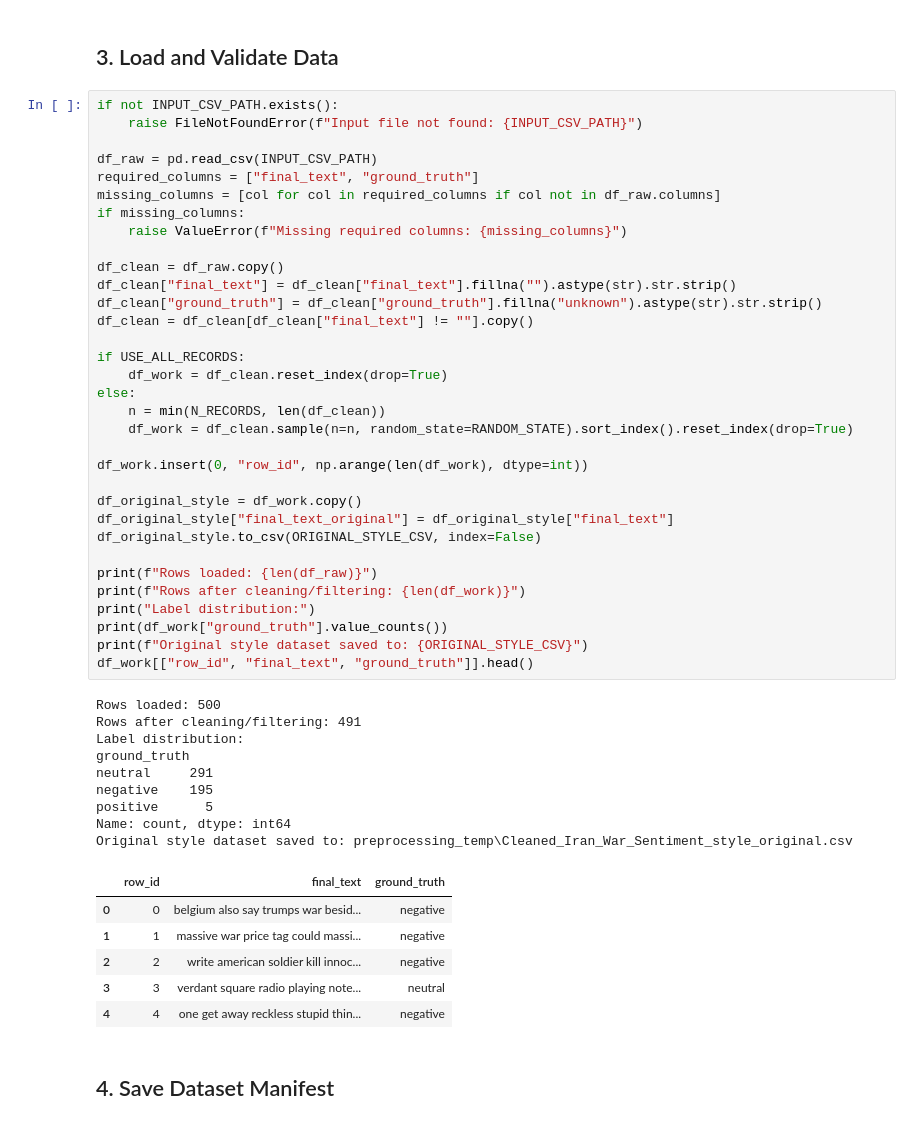
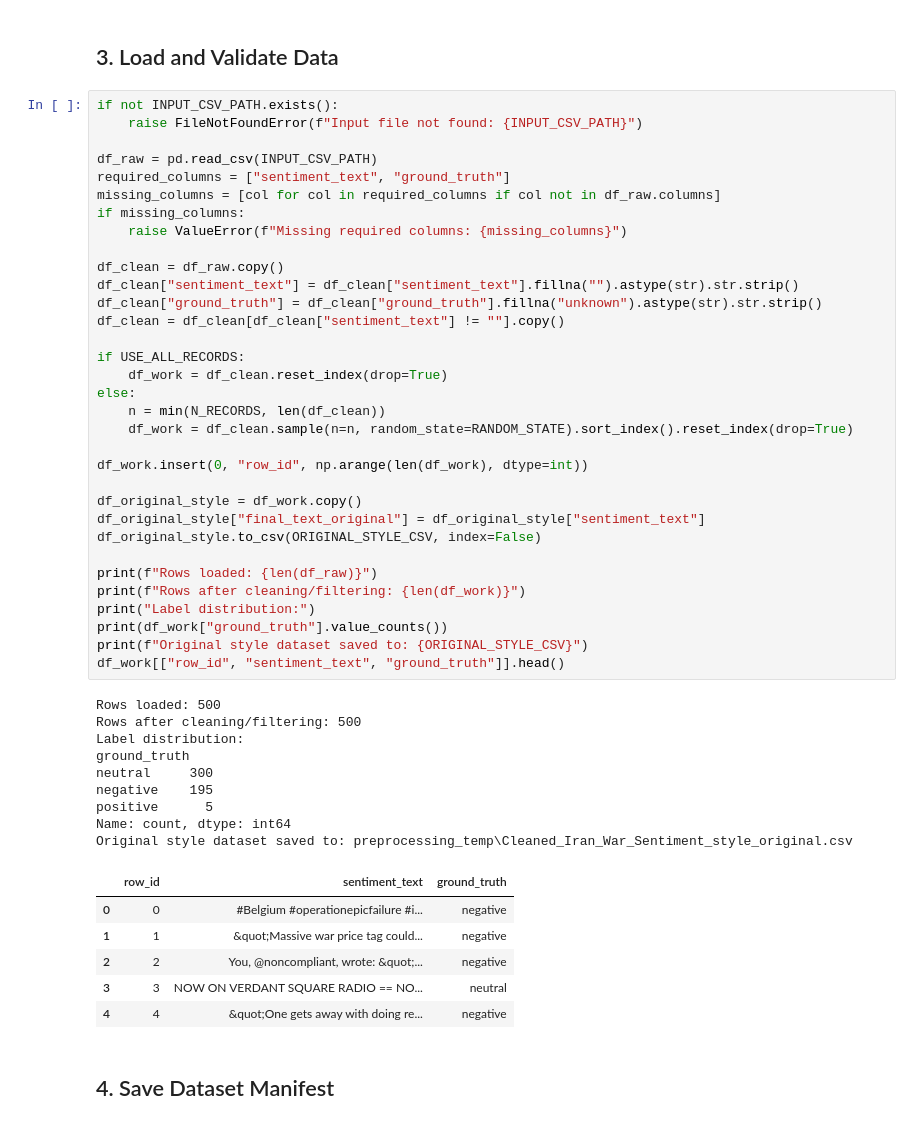
Before and after one commit to AhmedMohamady1/Social-Data-Analytics-Project, a Jupyter notebook: Task_3/text_representation.ipynb, the cells around one changed output. Drawn from its saved outputs; the diff is of its cells as text.

Commit message:
typo in copy

```diff
--- a/Task_3/text_representation.ipynb
+++ b/Task_3/text_representation.ipynb
@@ -106,50 +106,50 @@ if not INPUT_CSV_PATH.exists():
     raise FileNotFoundError(f"Input file not found: {INPUT_CSV_PATH}")
 
 df_raw = pd.read_csv(INPUT_CSV_PATH)
-required_columns = ["final_text", "ground_truth"]
+required_columns = ["sentiment_text", "ground_truth"]
 missing_columns = [col for col in required_columns if col not in df_raw.columns]
 if missing_columns:
     raise ValueError(f"Missing required columns: {missing_columns}")
 
 df_clean = df_raw.copy()
-df_clean["final_text"] = df_clean["final_text"].fillna("").astype(str).str.strip()
+df_clean["sentiment_text"] = df_clean["sentiment_text"].fillna("").astype(str).str.strip()
 df_clean["ground_truth"] = df_clean["ground_truth"].fillna("unknown").astype(str).str.strip()
-df_clean = df_clean[df_clean["final_text"] != ""].copy()
+df_clean = df_clean[df_clean["sentiment_text"] != ""].copy()
 
 if USE_ALL_RECORDS:
     df_work = df_clean.reset_index(drop=True)
 else:
     n = min(N_RECORDS, len(df_clean))
     df_work = df_clean.sample(n=n, random_state=RANDOM_STATE).sort_index().reset_index(drop=True)
 
 df_work.insert(0, "row_id", np.arange(len(df_work), dtype=int))
 
 df_original_style = df_work.copy()
-df_original_style["final_text_original"] = df_original_style["final_text"]
+df_original_style["final_text_original"] = df_original_style["sentiment_text"]
 df_original_style.to_csv(ORIGINAL_STYLE_CSV, index=False)
 
 print(f"Rows loaded: {len(df_raw)}")
 print(f"Rows after cleaning/filtering: {len(df_work)}")
 print("Label distribution:")
 print(df_work["ground_truth"].value_counts())
 print(f"Original style dataset saved to: {ORIGINAL_STYLE_CSV}")
-df_work[["row_id", "final_text", "ground_truth"]].head()
+df_work[["row_id", "sentiment_text", "ground_truth"]].head()
 # %% [output]
 Rows loaded: 500
-Rows after cleaning/filtering: 491
+Rows after cleaning/filtering: 500
 Label distribution:
 ground_truth
-neutral     291
+neutral     300
 negative    195
 positive      5
 Name: count, dtype: int64
 Original style dataset saved to: preprocessing_temp\Cleaned_Iran_War_Sentiment_style_original.csv
-|  | row_id | final_text | ground_truth |
-| 0 | 0 | belgium also say trumps war besid... | negative |
-| 1 | 1 | massive war price tag could massi... | negative |
-| 2 | 2 | write american soldier kill innoc... | negative |
-| 3 | 3 | verdant square radio playing note... | neutral |
-| 4 | 4 | one get away reckless stupid thin... | negative |
+|  | row_id | sentiment_text | ground_truth |
+| 0 | 0 | #Belgium #operationepicfailure #i... | negative |
+| 1 | 1 | &quot;Massive war price tag could... | negative |
+| 2 | 2 | You, @noncompliant, wrote: &quot;... | negative |
+| 3 | 3 | NOW ON VERDANT SQUARE RADIO == NO... | neutral |
+| 4 | 4 | &quot;One gets away with doing re... | negative |
 # %% [markdown]
 ## 4. Save Dataset Manifest
 # %%
```
Also changed, not shown: parts of 6 cells of this notebook, 1 other file.
